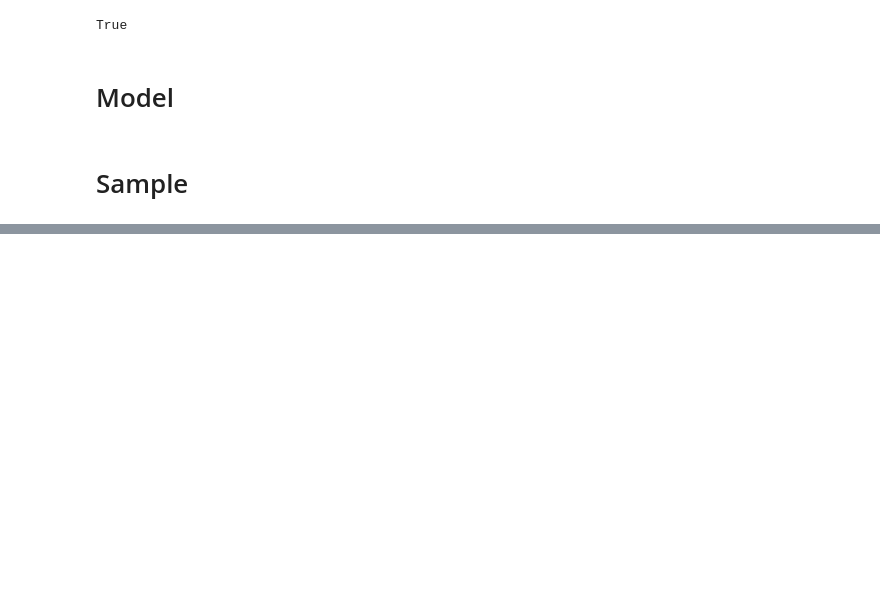
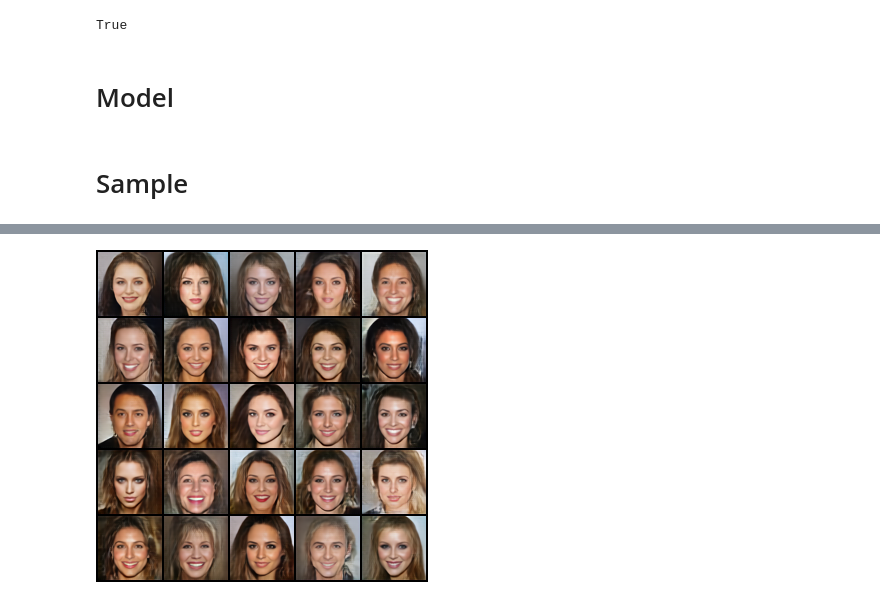
Before and after one commit to dajinstory/feature-guided-flow, a Jupyter notebook: src/demo.ipynb, the cells around one changed output, grey strips where cells are left out. Drawn from its saved outputs; the diff is of its cells as text; code cells hidden in the pictures; blank space fills up the shorter version.

```diff
--- a/src/demo.ipynb
+++ b/src/demo.ipynb
@@ -135,0 +145,8 @@ grid
+# %%
+with torch.no_grad():
+    x_samples = sample_64(net, n_samples=25, final_temp=0.7, inter_temp=0)
+    grid = sample_grid(x_samples, n_row=5)
+# %%
+grid
+# %% [output]
+[figure, added]
```
Also changed, not shown: parts of 10 cells of this notebook, 19 other files.
